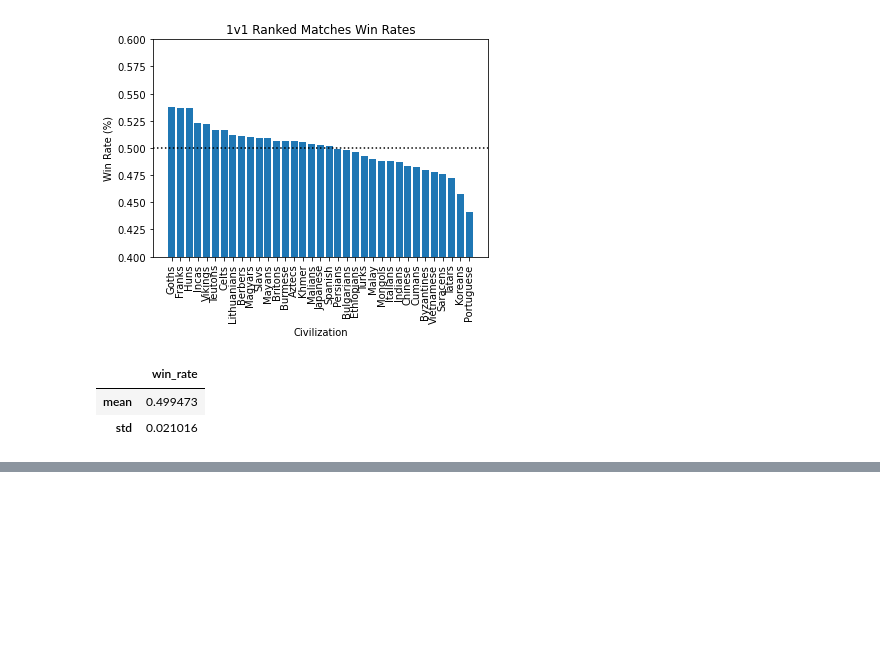
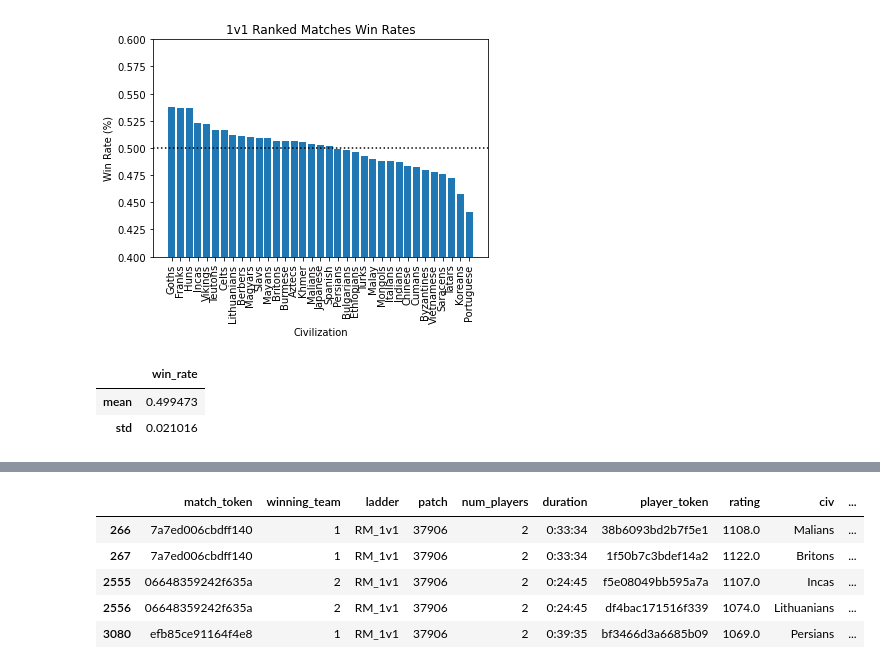
Before and after one commit to rishigoutam/aoe2, a Jupyter notebook: test_data.ipynb, the cells around one changed output, grey strips where cells are left out. Drawn from its saved outputs; the diff is of its cells as text; code cells hidden in the pictures; blank space fills up the shorter version.

```diff
--- a/test_data.ipynb
+++ b/test_data.ipynb
@@ -193,0 +203,9 @@ win_rates.agg(['mean', 'std'])
+# %%
+mp_df.head()
+# %% [output]
+|  | match_token | winning_team | ladder | patch | num_players | duration | player_token | rating | civ | ... |
+| 266 | 7a7ed006cbdff140 | 1 | RM_1v1 | 37906 | 2 | 0:33:34 | 38b6093bd2b7f5e1 | 1108.0 | Malians | ... |
+| 267 | 7a7ed006cbdff140 | 1 | RM_1v1 | 37906 | 2 | 0:33:34 | 1f50b7c3bdef14a2 | 1122.0 | Britons | ... |
+| 2555 | 06648359242f635a | 2 | RM_1v1 | 37906 | 2 | 0:24:45 | f5e08049bb595a7a | 1107.0 | Incas | ... |
+| 2556 | 06648359242f635a | 2 | RM_1v1 | 37906 | 2 | 0:24:45 | df4bac171516f339 | 1074.0 | Lithuanians | ... |
+| 3080 | efb85ce91164f4e8 | 1 | RM_1v1 | 37906 | 2 | 0:39:35 | bf3466d3a6685b09 | 1069.0 | Persians | ... |
```
Also changed, not shown: parts of 3 cells of this notebook.
